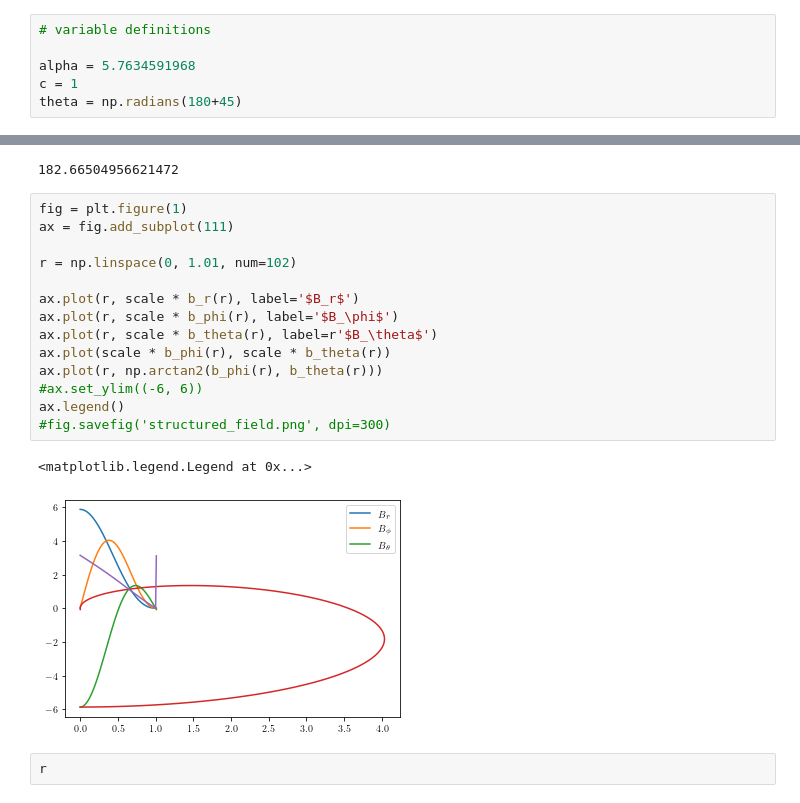
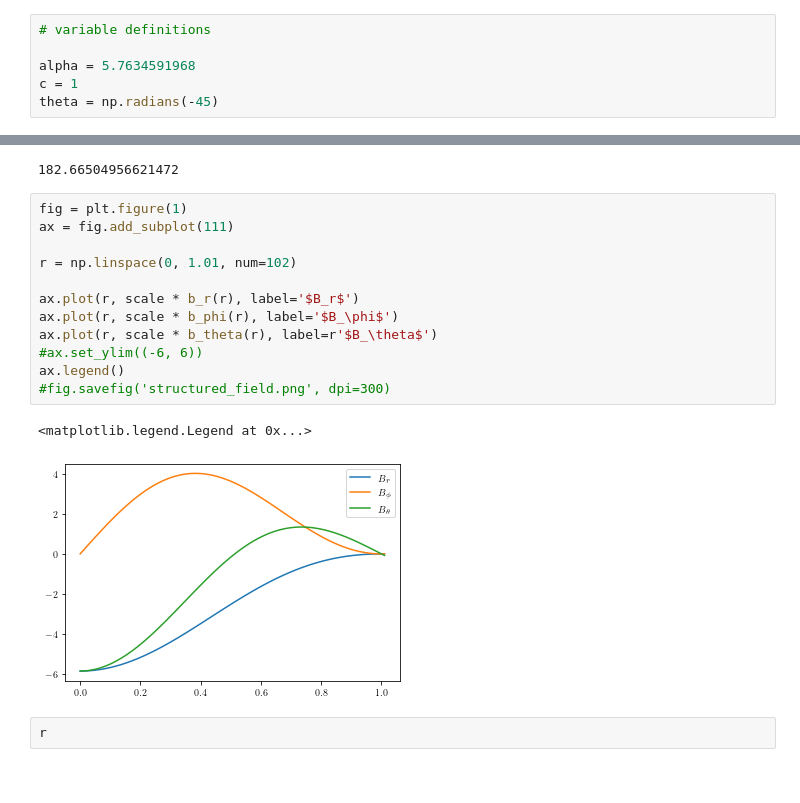
Before and after one commit to specktakel/ts_limit, a Jupyter notebook: structured_field/field_visualisation.ipynb, the cells around one changed output, grey strips where cells are left out. Drawn from its saved outputs; the diff is of its cells as text.

```diff
--- a/structured_field/field_visualisation.ipynb
+++ b/structured_field/field_visualisation.ipynb
@@ -9,7 +9,7 @@ from gammaALPs.base import environs, transfer
 
 alpha = 5.7634591968
 c = 1
-theta = np.radians(180+45)
+theta = np.radians(-45)
 # %%
 #function definitions
 
@@ -77,20 +77,18 @@ F_0
 # %%
 fig = plt.figure(1)
 ax = fig.add_subplot(111)
 
 r = np.linspace(0, 1.01, num=102)
 
 ax.plot(r, scale * b_r(r), label='$B_r$')
 ax.plot(r, scale * b_phi(r), label='$B_\phi$')
 ax.plot(r, scale * b_theta(r), label=r'$B_\theta$')
-ax.plot(scale * b_phi(r), scale * b_theta(r))
-ax.plot(r, np.arctan2(b_phi(r), b_theta(r)))
 #ax.set_ylim((-6, 6))
 ax.legend()
 #fig.savefig('structured_field.png', dpi=300)
 # %% [output]
 <matplotlib.legend.Legend at 0x...>
-[figure, old version]
+[figure, new version]
 # %%
 r
 # %% [output]
```
Also changed, not shown: 10 other files.
